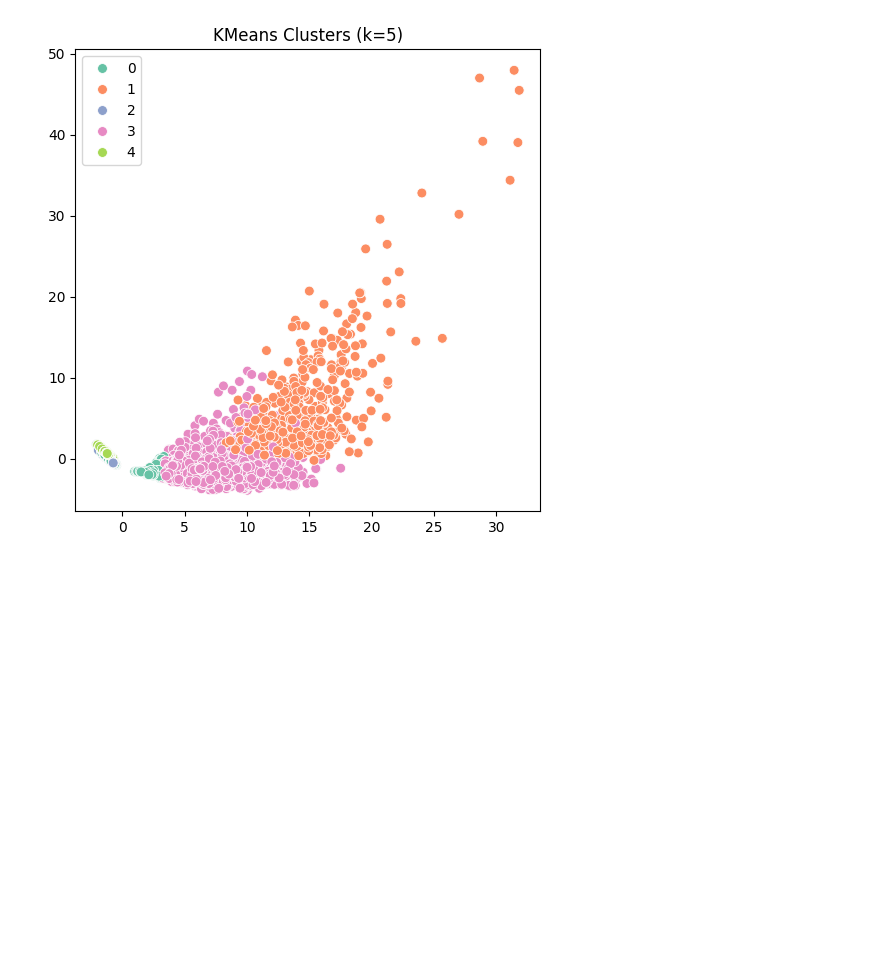
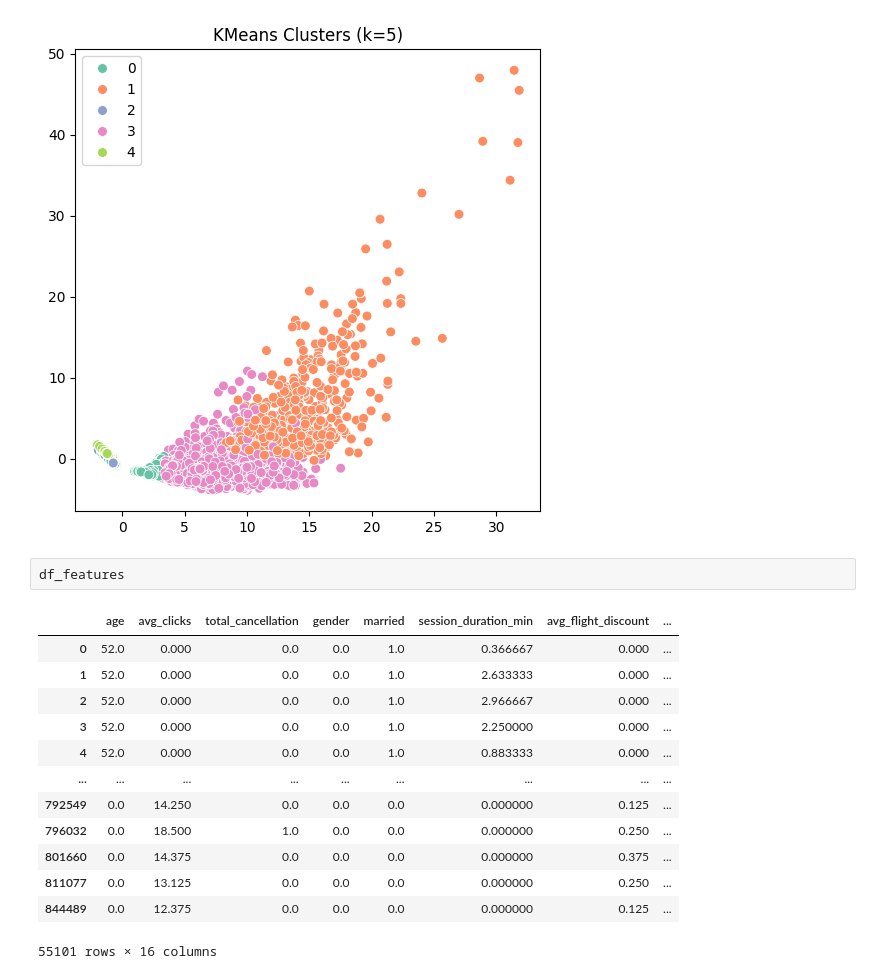
Before and after one commit to 42kiko/traveltide, a Jupyter notebook: notebooks/02.ipynb, the cells around one changed output. Saved outputs shown, nothing was run; the diff lists cells and outputs as text; blank space fills up the shorter version.

```diff
--- a/notebooks/02.ipynb
+++ b/notebooks/02.ipynb
@@ -33,6 +33,22 @@ pipe.plot_clusters()
 # %% [output]
 [figure]
 [figure]
+# %%
+df_features
+# %% [output]
+|  | age | avg_clicks | total_cancellation | gender | married | session_duration_min | avg_flight_discount | ... |
+| 0 | 52.0 | 0.000 | 0.0 | 0.0 | 1.0 | 0.366667 | 0.000 | ... |
+| 1 | 52.0 | 0.000 | 0.0 | 0.0 | 1.0 | 2.633333 | 0.000 | ... |
+| 2 | 52.0 | 0.000 | 0.0 | 0.0 | 1.0 | 2.966667 | 0.000 | ... |
+| 3 | 52.0 | 0.000 | 0.0 | 0.0 | 1.0 | 2.250000 | 0.000 | ... |
+| 4 | 52.0 | 0.000 | 0.0 | 0.0 | 1.0 | 0.883333 | 0.000 | ... |
+| ... | ... | ... | ... | ... | ... | ... | ... | ... |
+| 792549 | 0.0 | 14.250 | 0.0 | 0.0 | 0.0 | 0.000000 | 0.125 | ... |
+| 796032 | 0.0 | 18.500 | 1.0 | 0.0 | 0.0 | 0.000000 | 0.250 | ... |
+| 801660 | 0.0 | 14.375 | 0.0 | 0.0 | 0.0 | 0.000000 | 0.375 | ... |
+| 811077 | 0.0 | 13.125 | 0.0 | 0.0 | 0.0 | 0.000000 | 0.250 | ... |
+| 844489 | 0.0 | 12.375 | 0.0 | 0.0 | 0.0 | 0.000000 | 0.125 | ... |
+55101 rows × 16 columns
 # %%
 # Cluster zuordnen
 df_clusters = pipe.assign_clusters(df_features)
```
Also changed, not shown: parts of 1 cell of this notebook, 17 other files.
